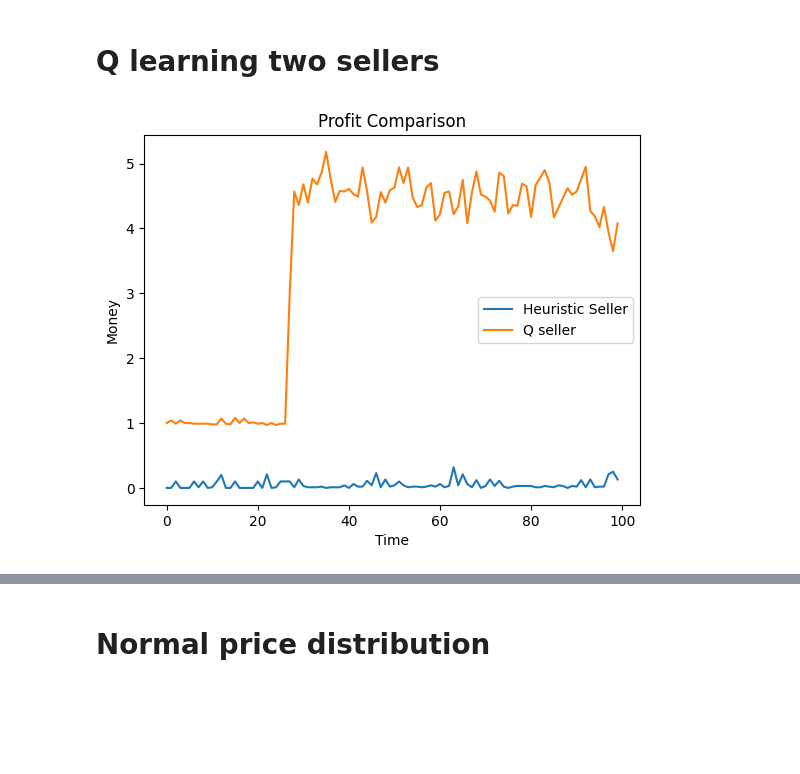
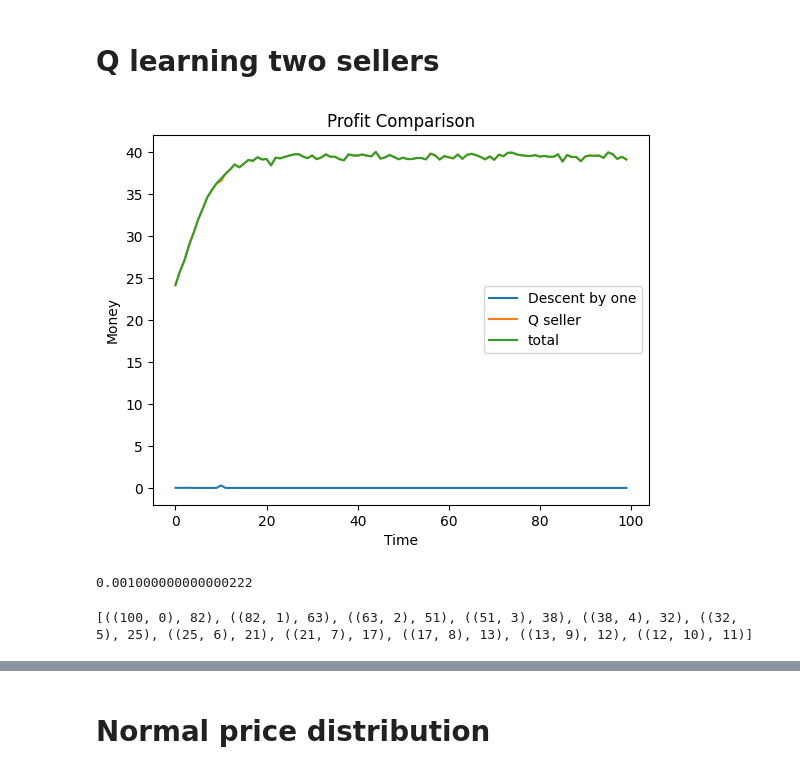
Before and after one commit to Lenguist/insight-game-ai, a Jupyter notebook: two-sellers.ipynb, the cells around one changed output, grey strips where cells are left out. Saved outputs shown, nothing was run; the diff lists cells and outputs as text; code cells hidden in the pictures; blank space fills up the shorter version.

```diff
--- a/two-sellers.ipynb
+++ b/two-sellers.ipynb
@@ -287,46 +374,56 @@ class QLearningSeller(Seller):
 # %%
-from sellers import DescentByOneSeller
-from sellers import DescentArithmeticSeller
 from buyers import EducatedBuyer
 import matplotlib.pyplot as plt
+from sellers import DescentArithmeticSeller
+from sellers import DescentByNSeller
 
 range_min = 11
-range_max = 30
+range_max = 100
 value = 10
-rounds = 100
-imp_incr = 0.8
+rounds = 10000
+imp_incr = 0
 
 init_offer = range_max
 
-random_seller = DescentArithmeticSeller(value=value, init_offer=init_offer, init_descent=10)
+random_seller = DescentArithmeticSeller(value=value, init_offer=init_offer, init_descent=1)
 qseller = QLearningSeller(value=value, init_offer=init_offer)
 sellers = [random_seller, qseller]
 
 profits_random_seller = []
 profits_q_seller = []
 
 # Simulation of 100 rounds
 for _ in range(100):
     total_profits = [0 for i in range(len(sellers))]
     for i in range(rounds):
         maxprice = int(random.uniform(range_min, range_max+1))
         edubuyer = EducatedBuyer(maxprice, imp_incr)
         profits = two_seller_negotiation(edubuyer, sellers, False)
         #print(qseller.q_table)
         for i in range(len(sellers)):
             total_profits[i] += profits[i] /rounds
 
     profits_random_seller.append(total_profits[0])
     profits_q_seller.append(total_profits[1])
 
 # Plotting
 fig, ax = plt.subplots()
-ax.plot(profits_random_seller, label='Heuristic Seller')
+ax.plot(profits_random_seller, label='Descent by one')
 ax.plot(profits_q_seller, label='Q seller')
+ax.plot([profits_q_seller[i]+profits_random_seller[i] for i in range(len(profits_q_seller))], label='total')
 ax.set_xlabel('Time')
 ax.set_ylabel('Money')
 ax.set_title('Profit Comparison')
 ax.legend()
 plt.show()
 # %% [output]
-[figure, old version]
+[figure, new version]
+# %%
+qseller.exploration_rate
+# %% [output]
+0.001000000000000222
+# %%
+optimal_policy = qseller.get_optimal_policy((100,0))
+print(optimal_policy)
+# %% [output]
+[((100, 0), 82), ((82, 1), 63), ((63, 2), 51), ((51, 3), 38), ((38, 4), 32), ((32, 5), 25), ((25, 6), 21), ((21, 7), 17), ((17, 8), 13), ((13, 9), 12), ((12, 10), 11)]
```
Also changed, not shown: parts of 8 cells of this notebook, 2 other files.
